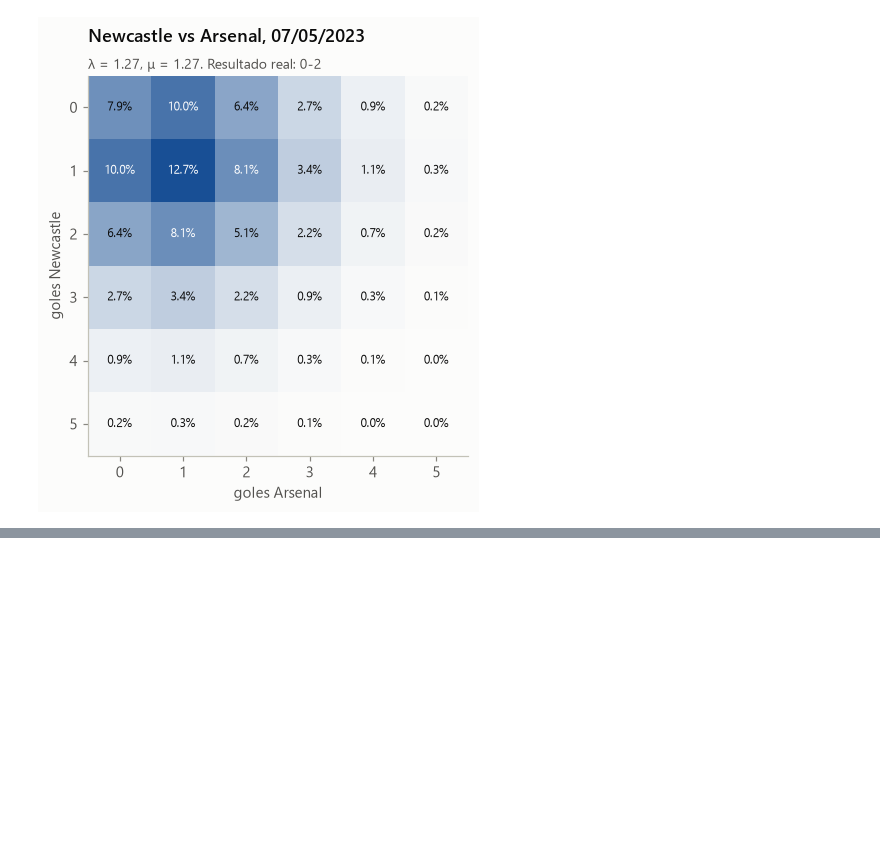
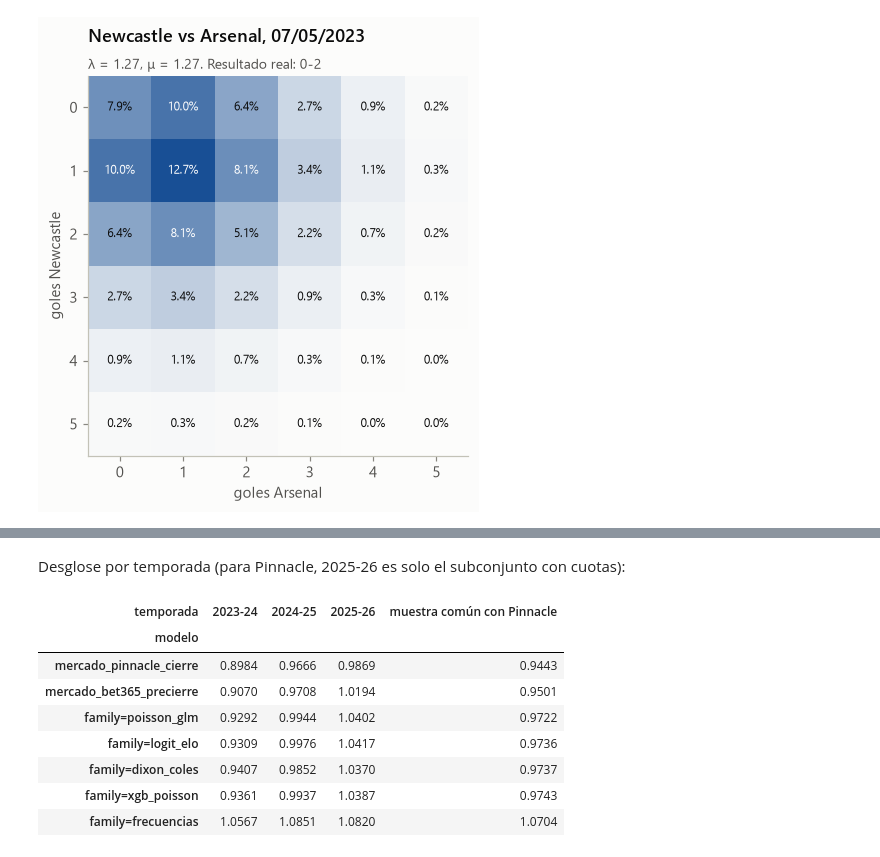
Before and after one commit to IgnacioGil23/futbol-predict, a Jupyter notebook: notebooks/03_modelo.ipynb, the cells around one changed output, grey strips where cells are left out. Saved outputs shown, nothing was run; the diff lists cells and outputs as text; code cells hidden in the pictures; blank space fills up the shorter version.

```diff
--- a/notebooks/03_modelo.ipynb
+++ b/notebooks/03_modelo.ipynb
@@ -212,0 +236,23 @@ El test se corre una sola vez.
+# %% [markdown]
+Desglose por temporada (para Pinnacle, 2025-26 es solo el subconjunto con cuotas):
+# %%
+pinnacle_ids = set(test_preds["mercado_pinnacle_cierre"].match_id)
+rows = []
+for name, pred in test_preds.items():
+    d = pred.merge(features[["match_id", "season", "result"]], on="match_id")
+    for season, g in d.groupby("season"):
+        rows.append({"modelo": name.split("|")[0], "temporada": season, "log_loss": summarize(g[["p_home", "p_draw", "p_away"]].to_numpy(), g.result.to_numpy())["log_loss"]})
+    g = d[d.match_id.isin(pinnacle_ids)]
+    rows.append({"modelo": name.split("|")[0], "temporada": "muestra común con Pinnacle", "log_loss": summarize(g[["p_home", "p_draw", "p_away"]].to_numpy(), g.result.to_numpy())["log_loss"]})
+by_season = pd.DataFrame(rows).pivot(index="modelo", columns="temporada", values="log_loss")
+by_season.sort_values("muestra común con Pinnacle").style.format("{:.4f}")
+# %% [output]
+| temporada | 2023-24 | 2024-25 | 2025-26 | muestra común con Pinnacle |
+| modelo |  |  |  |  |
+| mercado_pinnacle_cierre | 0.8984 | 0.9666 | 0.9869 | 0.9443 |
+| mercado_bet365_precierre | 0.9070 | 0.9708 | 1.0194 | 0.9501 |
+| family=poisson_glm | 0.9292 | 0.9944 | 1.0402 | 0.9722 |
+| family=logit_elo | 0.9309 | 0.9976 | 1.0417 | 0.9736 |
+| family=dixon_coles | 0.9407 | 0.9852 | 1.0370 | 0.9737 |
+| family=xgb_poisson | 0.9361 | 0.9937 | 1.0387 | 0.9743 |
+| family=frecuencias | 1.0567 | 1.0851 | 1.0820 | 1.0704 |
```
Also changed, not shown: parts of 11 cells of this notebook, 1 other file.
